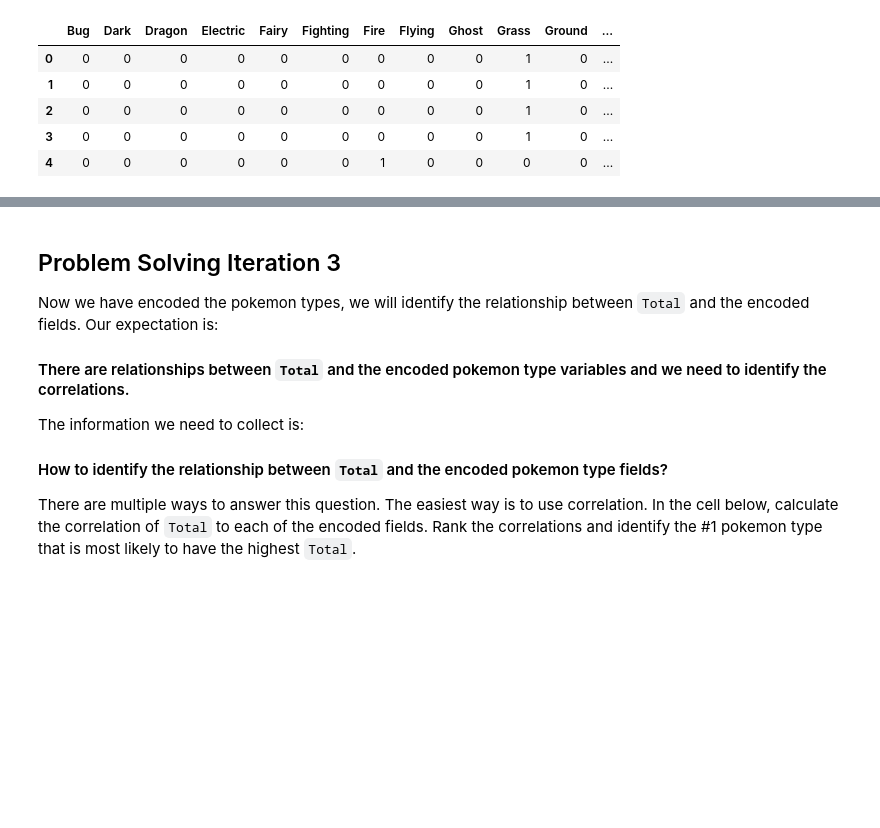
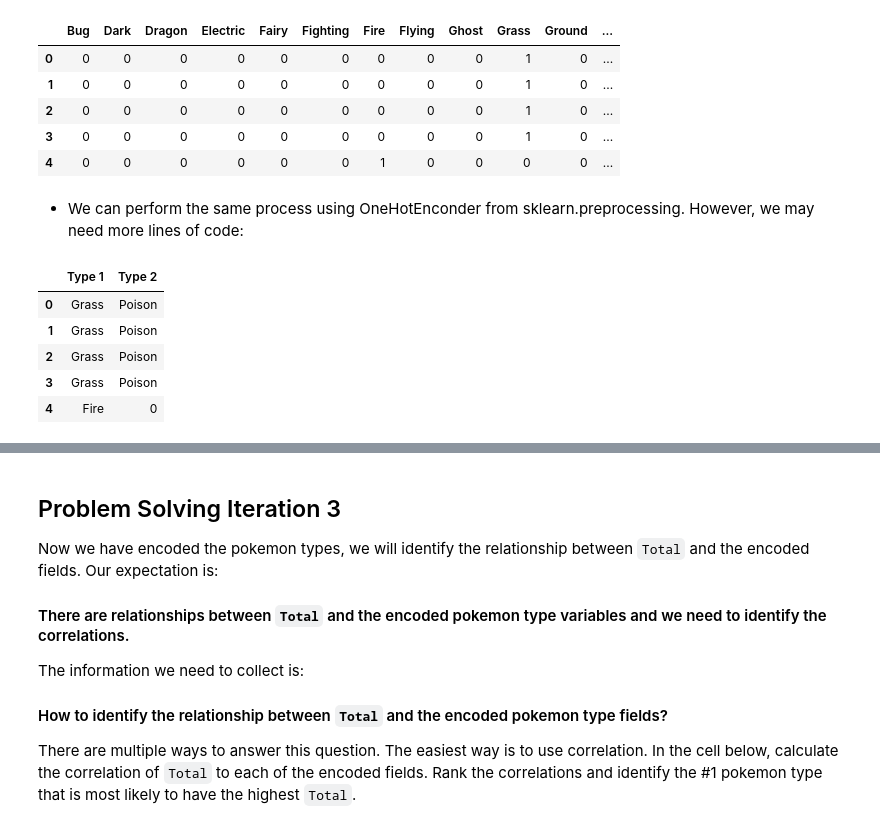
Before and after one commit to ironhacksao-datateam/june2019-ft, a Jupyter notebook: week_3/20_lab_df_calculation_and_transformation/your-code/20_lab_df_calculation_and_transformation_challenge-2.ipynb, the cells around one changed output, grey strips where cells are left out. Cells and saved outputs as stored; diff of their text form; code cells hidden in the pictures; blank space fills up the shorter version.

```diff
--- a/week_3/20_lab_df_calculation_and_transformation/your-code/20_lab_df_calculation_and_transformation_challenge-2.ipynb
+++ b/week_3/20_lab_df_calculation_and_transformation/your-code/20_lab_df_calculation_and_transformation_challenge-2.ipynb
@@ -144,3 +161,6 @@ one_hot_pokenon.head()
 | 2 | 0 | 0 | 0 | 0 | 0 | 0 | 0 | 0 | 0 | 1 | 0 | ... |
 | 3 | 0 | 0 | 0 | 0 | 0 | 0 | 0 | 0 | 0 | 1 | 0 | ... |
 | 4 | 0 | 0 | 0 | 0 | 0 | 0 | 1 | 0 | 0 | 0 | 0 | ... |
+# %% [markdown]
+* We can perform the same process using OneHotEnconder from sklearn.preprocessing.
+However, we may need more lines of code:
@@ -146,0 +171,9 @@ one_hot_pokenon.head()
+# %%
+pokemon_fillna.head()
+# %% [output]
+|  | Type 1 | Type 2 |
+| 0 | Grass | Poison |
+| 1 | Grass | Poison |
+| 2 | Grass | Poison |
+| 3 | Grass | Poison |
+| 4 | Fire | 0 |
```
Also changed, not shown: parts of 33 cells of this notebook, 1 other file.
